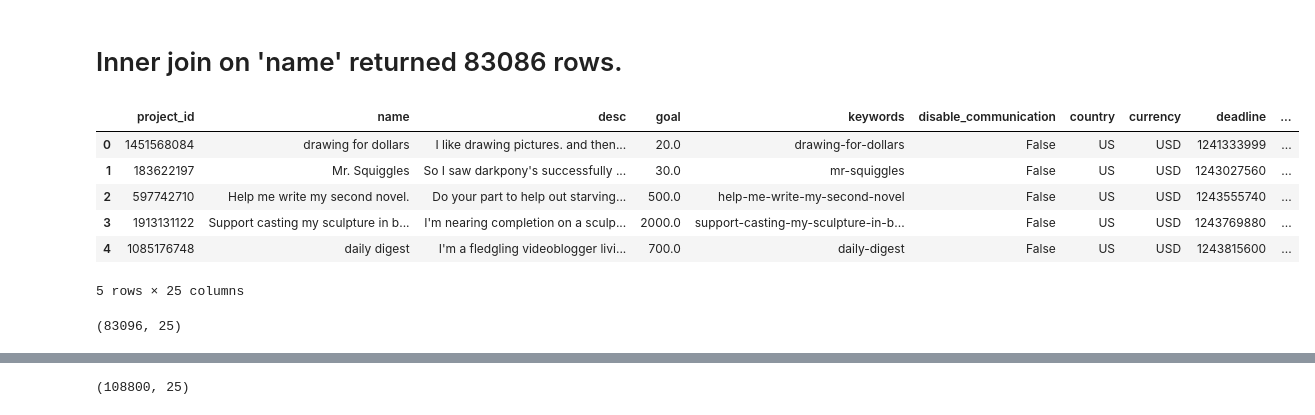
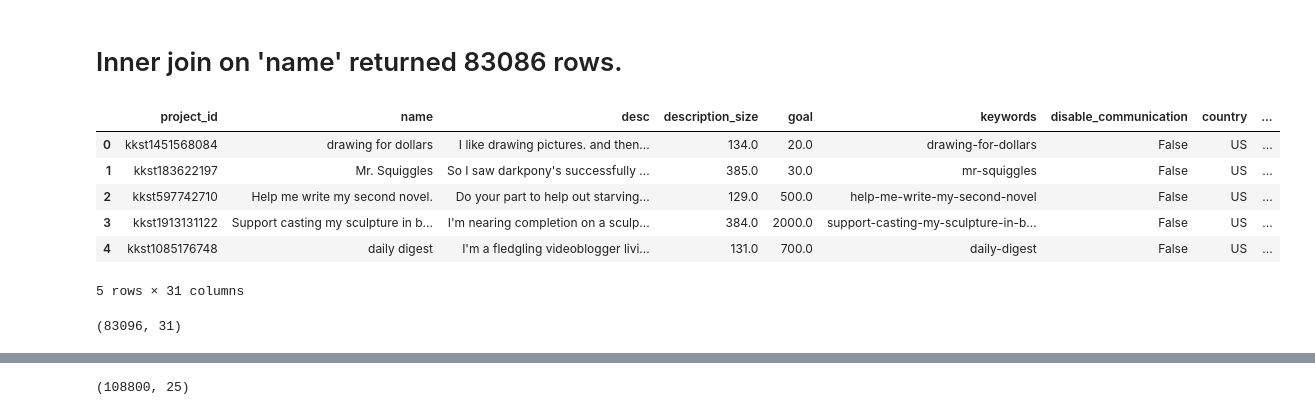
Before and after one commit to nabeelahmed/kickstarter_funding, a Jupyter notebook: merge_datasets.ipynb, the cells around one changed output, grey strips where cells are left out. Saved outputs shown, nothing was run; the diff lists cells and outputs as text; code cells hidden in the pictures.

Commit message:
project rearangment

```diff
--- a/merge_datasets.ipynb
+++ b/merge_datasets.ipynb
@@ -32,5 +36,5 @@ new_dataset.head(2
 # %%
-old_train = pd.read_csv('data/train.csv')
+old_train = pd.read_csv('data/train_new.csv')
 # %%
 old_train.shape
 # %% [output]
@@ -138,21 +142,23 @@ merged_train.shape
 # %%
 # not including the 'name' for columns of right table gave - keyerror.
 merged_train = pd.merge(old_train,
-                        new_dataset[['name', 'photo', 'pledged', 'state', 'staff_pick', 'is_starrable', 'static_usd_rate', 'usd_pledged', 'creator', 'category', 'profile', 'spotlight']],
-                 on='name')
+                        new_dataset[['name', 'photo', 'pledged', 'state', 'staff_pick',
+                             'is_starrable', 'static_usd_rate', 'usd_pledged', 'creator',
+                             'category', 'profile', 'spotlight', 'is_backing', 'is_starred']],
+                         on='name')
 merged_train.head()
 # %% [output]
-|  | project_id | name | desc | goal | keywords | disable_communication | country | currency | deadline | ... |
-| 0 | 1451568084 | drawing for dollars | I like drawing pictures. and then... | 20.0 | drawing-for-dollars | False | US | USD | 1241333999 | ... |
-| 1 | 183622197 | Mr. Squiggles | So I saw darkpony's successfully ... | 30.0 | mr-squiggles | False | US | USD | 1243027560 | ... |
-| 2 | 597742710 | Help me write my second novel. | Do your part to help out starving... | 500.0 | help-me-write-my-second-novel | False | US | USD | 1243555740 | ... |
-| 3 | 1913131122 | Support casting my sculpture in b... | I'm nearing completion on a sculp... | 2000.0 | support-casting-my-sculpture-in-b... | False | US | USD | 1243769880 | ... |
-| 4 | 1085176748 | daily digest | I'm a fledgling videoblogger livi... | 700.0 | daily-digest | False | US | USD | 1243815600 | ... |
+|  | project_id | name | desc | description_size | goal | keywords | disable_communication | country | ... |
+| 0 | kkst1451568084 | drawing for dollars | I like drawing pictures. and then... | 134.0 | 20.0 | drawing-for-dollars | False | US | ... |
+| 1 | kkst183622197 | Mr. Squiggles | So I saw darkpony's successfully ... | 385.0 | 30.0 | mr-squiggles | False | US | ... |
+| 2 | kkst597742710 | Help me write my second novel. | Do your part to help out starving... | 129.0 | 500.0 | help-me-write-my-second-novel | False | US | ... |
+| 3 | kkst1913131122 | Support casting my sculpture in b... | I'm nearing completion on a sculp... | 384.0 | 2000.0 | support-casting-my-sculpture-in-b... | False | US | ... |
+| 4 | kkst1085176748 | daily digest | I'm a fledgling videoblogger livi... | 131.0 | 700.0 | daily-digest | False | US | ... |
-5 rows × 25 columns
+5 rows × 31 columns
 # %%
 merged_train.shape
 # %% [output]
-(83096, 25)
+(83096, 31)
 # %%
 # not including the 'name' for columns of right table gave - keyerror.
 merged_left_train = pd.merge(old_train,
```
Also changed, not shown: parts of 4 cells of this notebook, 2 other files.
